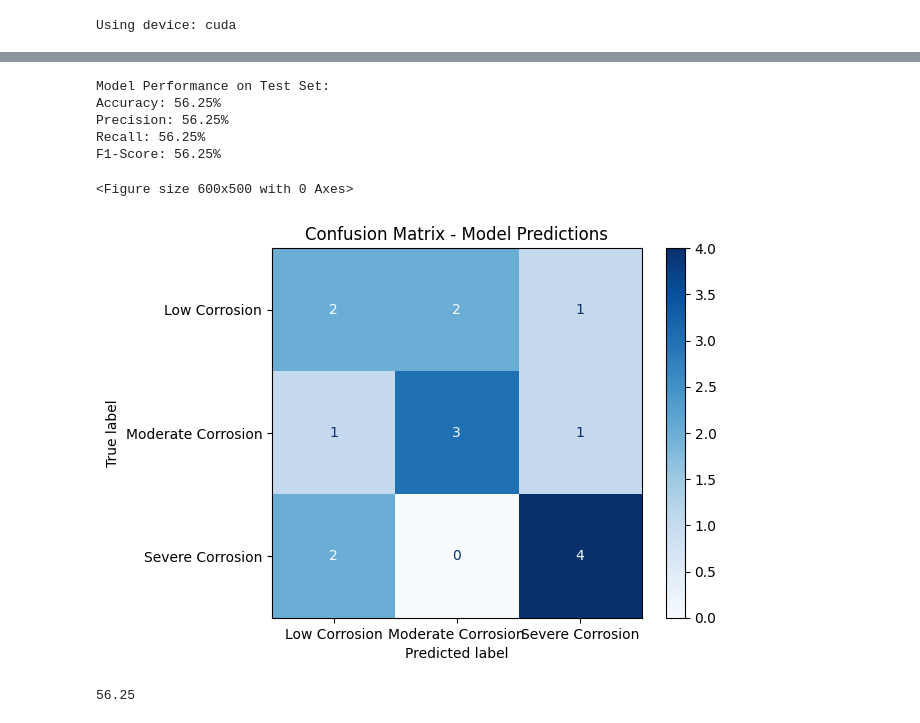
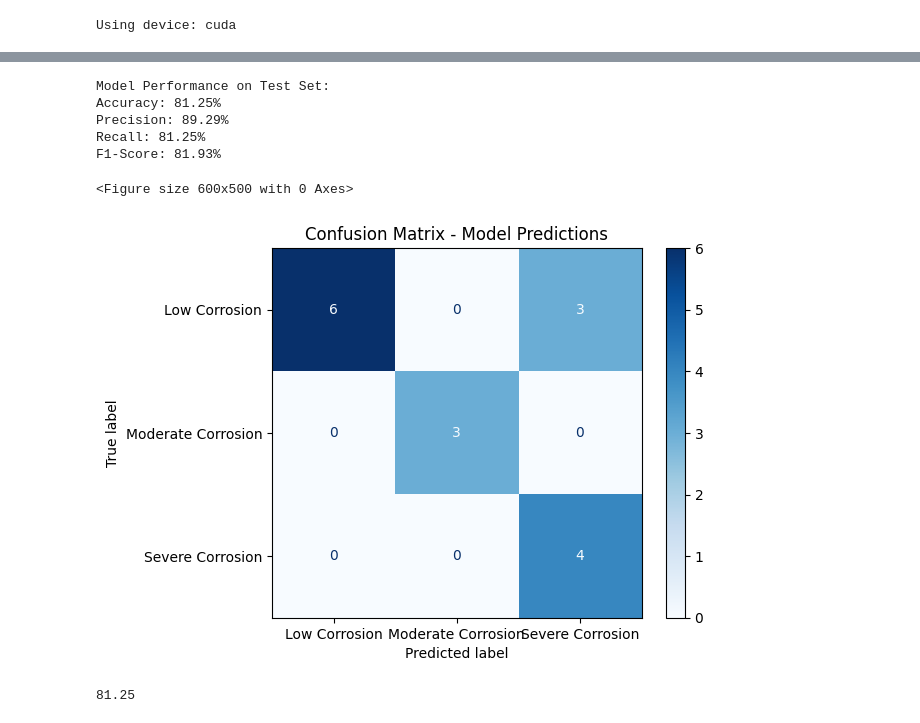
Before and after one commit to senghuyjr11/SEMClassify, a Jupyter notebook: train.ipynb, the cells around one changed output, grey strips where cells are left out. Drawn from its saved outputs; the diff is of its cells as text; code cells hidden in the pictures.

```diff
--- a/train.ipynb
+++ b/train.ipynb
@@ -151,12 +191,0 @@ def train_model(model, criterion, optimizer, scheduler, train_loader, val_loader
-# %%
-# Train Baseline Model (Feature Extraction)
-baseline_model = models.resnet50(pretrained=True)
-for param in baseline_model.parameters():
-    param.requires_grad = False  # Freeze all layers
-num_ftrs = baseline_model.fc.in_features
-baseline_model.fc = nn.Linear(num_ftrs, 3)
-baseline_model = baseline_model.to(device)
-optimizer_baseline = optim.Adam(baseline_model.fc.parameters(), lr=0.001)
-scheduler_baseline = optim.lr_scheduler.ReduceLROnPlateau(optimizer_baseline, mode='min', factor=0.5, patience=3, verbose=True)
-
-train_model(baseline_model, criterion, optimizer_baseline, scheduler_baseline, train_loader, val_loader, "resnet50_baseline", epochs=50)
@@ -181,27 +192,30 @@ Validation - Loss: 0.8307, Acc: 50.00%
 # %%
-# Train Fine-Tuned Model (Last 50 layers trainable)
+# ✅ Train Fine-Tuned Model (Unfreezing Last Layers)
 fine_tuned_model = models.resnet50(pretrained=True)
+
+# Freeze all layers first
 for param in fine_tuned_model.parameters():
     param.requires_grad = False
 
-for param in list(fine_tuned_model.parameters())[-20:]:
+# Unfreeze last few layers (layer3, layer4, fc)
+for param in fine_tuned_model.layer3.parameters():
+    param.requires_grad = True
+for param in fine_tuned_model.layer4.parameters():
+    param.requires_grad = True
+for param in fine_tuned_model.fc.parameters():
     param.requires_grad = True
 
 num_ftrs = fine_tuned_model.fc.in_features
-
 fine_tuned_model.fc = nn.Sequential(
     nn.Dropout(0.5),
-    nn.Linear(num_ftrs, 3)
+    nn.Linear(num_ftrs, 3)  # 3 Classes
 )
 
 fine_tuned_model = fine_tuned_model.to(device)
 optimizer_finetuned = optim.Adam(filter(lambda p: p.requires_grad, fine_tuned_model.parameters()), lr=0.0001)
-scheduler_finetuned = torch.optim.lr_scheduler.ReduceLROnPlateau(
+scheduler_finetuned = optim.lr_scheduler.ReduceLROnPlateau(
     optimizer_finetuned, mode='min', factor=0.5, patience=5, verbose=True
 )
 
-
 train_model(fine_tuned_model, criterion, optimizer_finetuned, scheduler_finetuned, train_loader, val_loader, "resnet50_finetuned", epochs=50)
-
-print("Training complete for both models.")
 # %% [output]
@@ -225,57 +239,53 @@ Training complete for both models.
 # %%
-from matplotlib import pyplot as plt
-from sklearn.metrics import accuracy_score, precision_score, recall_score, f1_score, confusion_matrix, ConfusionMatrixDisplay
-
+# ✅ Evaluate Model
 def evaluate_model(model, test_loader):
     model.eval()
-    all_preds = []
-    all_labels = []
+    all_preds, all_labels = [], []
 
     with torch.no_grad():
         for images, labels in test_loader:
             images, labels = images.to(device), labels.to(device)
             outputs = model(images)
             _, predicted = outputs.max(1)
-
             all_preds.extend(predicted.cpu().numpy())
             all_labels.extend(labels.cpu().numpy())
 
     # Compute classification metrics
     accuracy = accuracy_score(all_labels, all_preds) * 100
     precision = precision_score(all_labels, all_preds, average="weighted") * 100
     recall = recall_score(all_labels, all_preds, average="weighted") * 100
     f1 = f1_score(all_labels, all_preds, average="weighted") * 100
 
-    # Print results
     print(f"\nModel Performance on Test Set:")
     print(f"Accuracy: {accuracy:.2f}%")
     print(f"Precision: {precision:.2f}%")
     print(f"Recall: {recall:.2f}%")
     print(f"F1-Score: {f1:.2f}%")
 
     # Generate Confusion Matrix
     cm = confusion_matrix(all_labels, all_preds)
-    disp = ConfusionMatrixDisplay(confusion_matrix=cm, display_labels=["Low Corrosion", "Moderate Corrosion", "Severe Corrosion"])
+    class_labels = ["Low Corrosion", "Moderate Corrosion", "Severe Corrosion"]
+    disp = ConfusionMatrixDisplay(confusion_matrix=cm, display_labels=class_labels)
 
     # Plot Confusion Matrix
     plt.figure(figsize=(6, 5))
     disp.plot(cmap="Blues", values_format="d")
     plt.title("Confusion Matrix - Model Predictions")
     plt.show()
 
     return accuracy
 
 # Run evaluation after training
 evaluate_model(fine_tuned_model, test_loader)
 # %% [output]
 Model Performance on Test Set:
-Accuracy: 56.25%
-Precision: 56.25%
-Recall: 56.25%
-F1-Score: 56.25%
+Accuracy: 81.25%
+Precision: 89.29%
+Recall: 81.25%
+F1-Score: 81.93%
 <Figure size 600x500 with 0 Axes>
-[figure, old version]
+[figure, new version]
-56.25
+81.25
 # %%
 def plot_training_history(finetuned_file):
     import json
```
Also changed, not shown: parts of 9 cells of this notebook, 3 other files.
